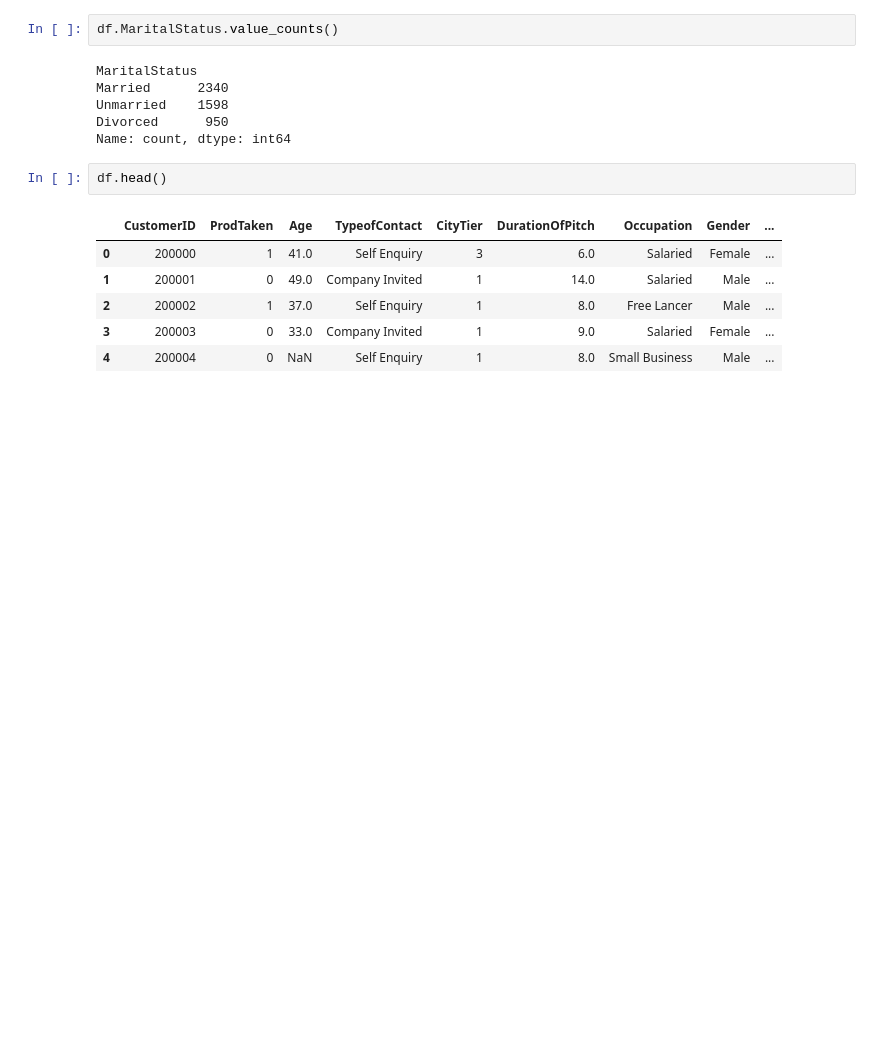
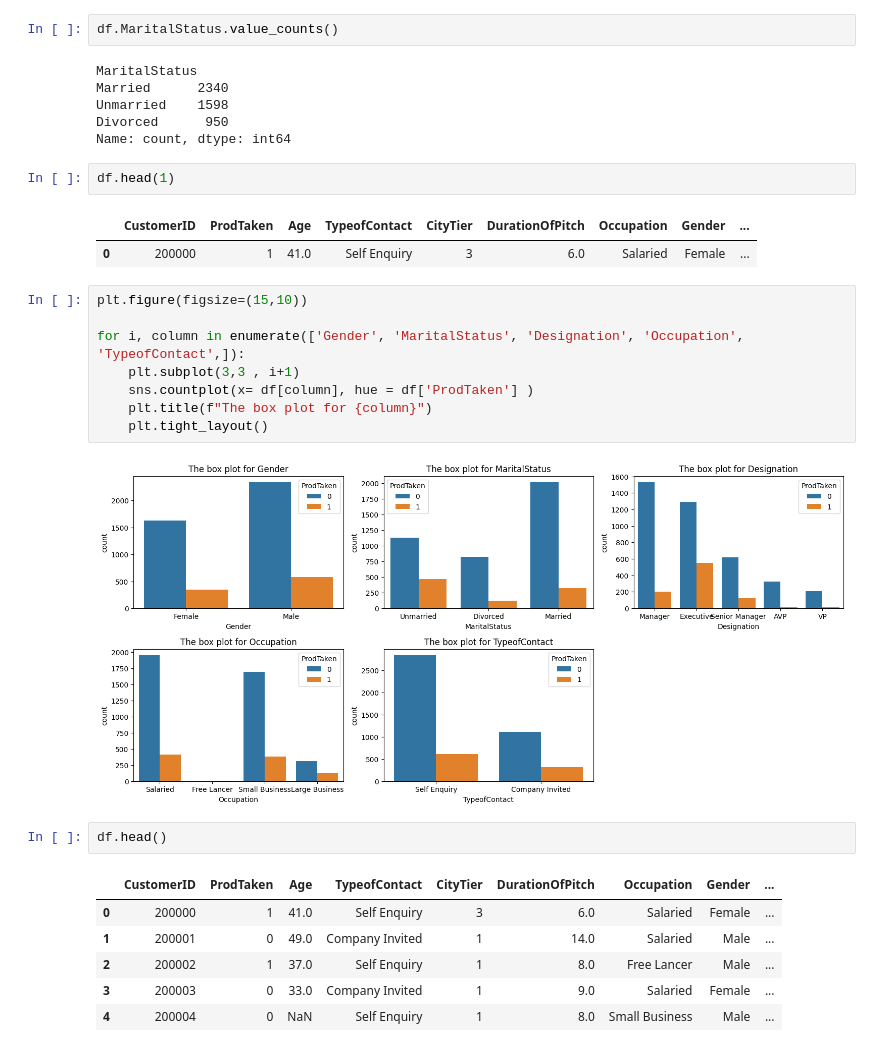
Before and after one commit to AdityaGupta-debug/Holiday-Package-Prediciton-using-Random-Forest-Classifier, a Jupyter notebook: project.ipynb, the cells around one changed output. Drawn from its saved outputs; the diff is of its cells as text; blank space fills up the shorter version.

```diff
--- a/project.ipynb
+++ b/project.ipynb
@@ -128,6 +129,21 @@ Married      2340
 Unmarried    1598
 Divorced      950
 Name: count, dtype: int64
+# %%
+df.head(1)
+# %% [output]
+|  | CustomerID | ProdTaken | Age | TypeofContact | CityTier | DurationOfPitch | Occupation | Gender | ... |
+| 0 | 200000 | 1 | 41.0 | Self Enquiry | 3 | 6.0 | Salaried | Female | ... |
+# %%
+plt.figure(figsize=(15,10))
+
+for i, column in enumerate(['Gender', 'MaritalStatus', 'Designation', 'Occupation', 'TypeofContact',]):
+    plt.subplot(3,3 , i+1)
+    sns.countplot(x= df[column], hue = df['ProdTaken'] )
+    plt.title(f"The box plot for {column}")
+    plt.tight_layout()
+# %% [output]
+[figure, added]
 # %%
 df.head()
 # %% [output]
```
Also changed, not shown: parts of 12 cells of this notebook.
